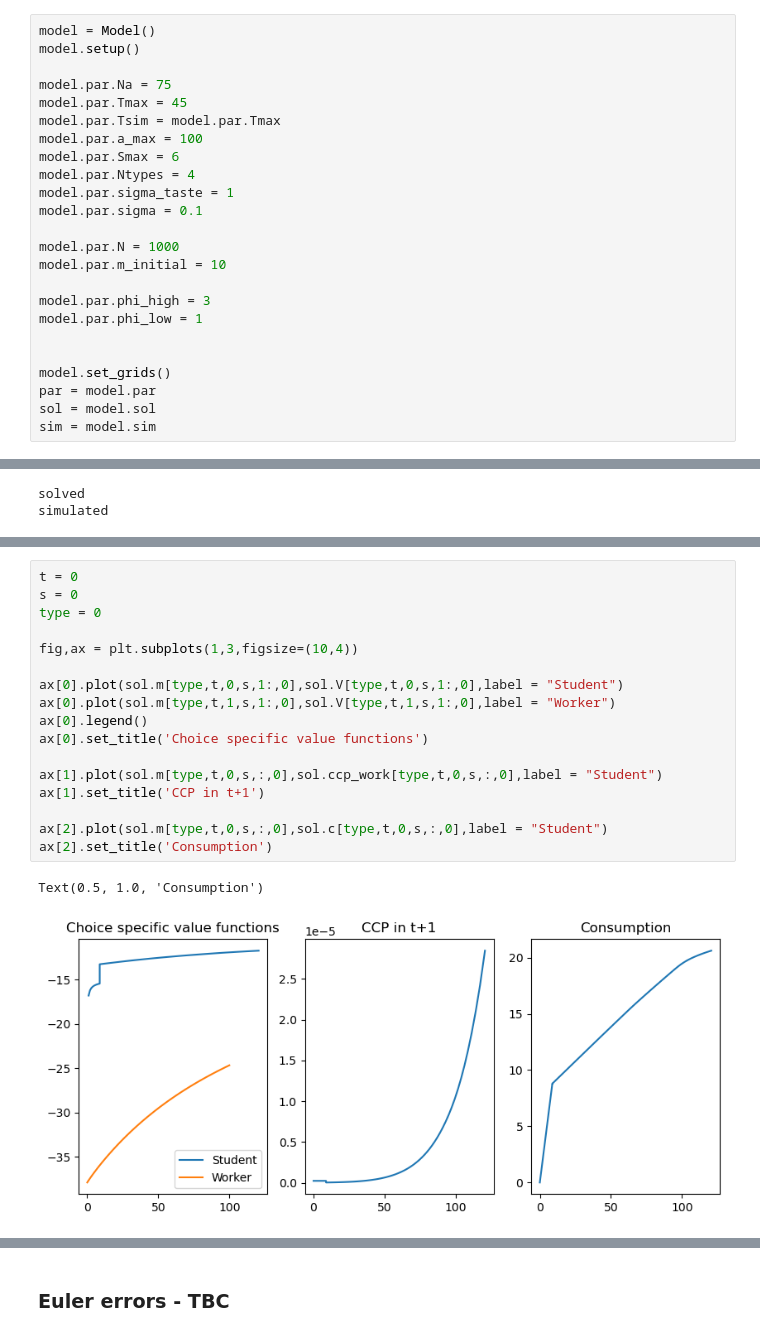
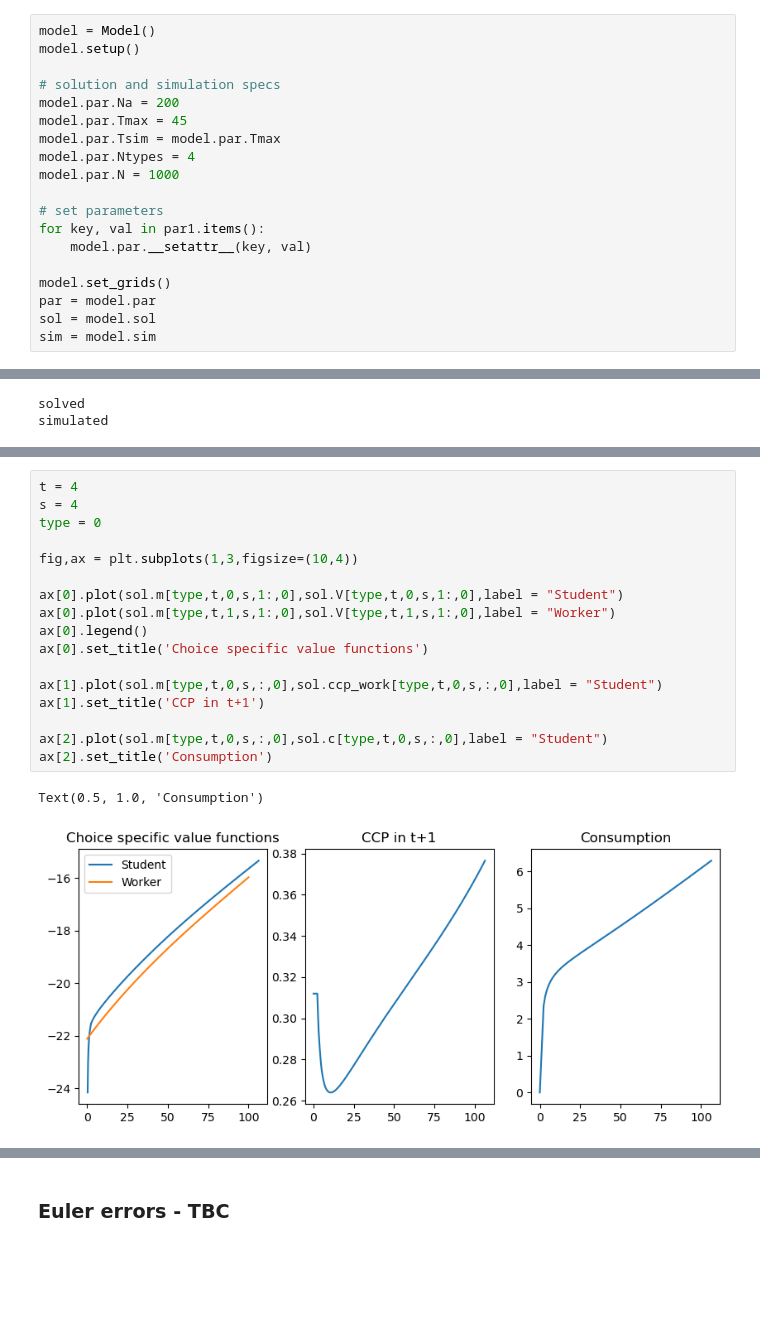
Before and after one commit to ansofol/DP_term_paper, a Jupyter notebook: main_model/test_run.ipynb, the cells around one changed output, grey strips where cells are left out. Drawn from its saved outputs; the diff is of its cells as text; blank space fills up the shorter version.

Commit message:
found some nice parameters

```diff
--- a/main_model/test_run.ipynb
+++ b/main_model/test_run.ipynb
@@ -19,21 +65,16 @@ warnings.filterwarnings('ignore') #:)
 model = Model()
 model.setup()
 
-model.par.Na = 75
+# solution and simulation specs
+model.par.Na = 200
 model.par.Tmax = 45
 model.par.Tsim = model.par.Tmax
-model.par.a_max = 100
-model.par.Smax = 6
 model.par.Ntypes = 4
-model.par.sigma_taste = 1
-model.par.sigma = 0.1
+model.par.N = 1000
 
-model.par.N = 1000
-model.par.m_initial = 10
-
-model.par.phi_high = 3
-model.par.phi_low = 1
-
+# set parameters
+for key, val in par1.items():
+    model.par.__setattr__(key, val)
 
 model.set_grids()
 par = model.par
@@ -50,20 +105,20 @@ simulated
 # %%
-t = 0
-s = 0
+t = 4
+s = 4
 type = 0
 
 fig,ax = plt.subplots(1,3,figsize=(10,4))
 
 ax[0].plot(sol.m[type,t,0,s,1:,0],sol.V[type,t,0,s,1:,0],label = "Student")
 ax[0].plot(sol.m[type,t,1,s,1:,0],sol.V[type,t,1,s,1:,0],label = "Worker")
 ax[0].legend()
 ax[0].set_title('Choice specific value functions')
 
 ax[1].plot(sol.m[type,t,0,s,:,0],sol.ccp_work[type,t,0,s,:,0],label = "Student")
 ax[1].set_title('CCP in t+1')
 
 ax[2].plot(sol.m[type,t,0,s,:,0],sol.c[type,t,0,s,:,0],label = "Student")
 ax[2].set_title('Consumption')
 # %% [output]
 Text(0.5, 1.0, 'Consumption')
-[figure, old version]
+[figure, new version]
```
Also changed, not shown: parts of 5 cells of this notebook, 2 other files.
